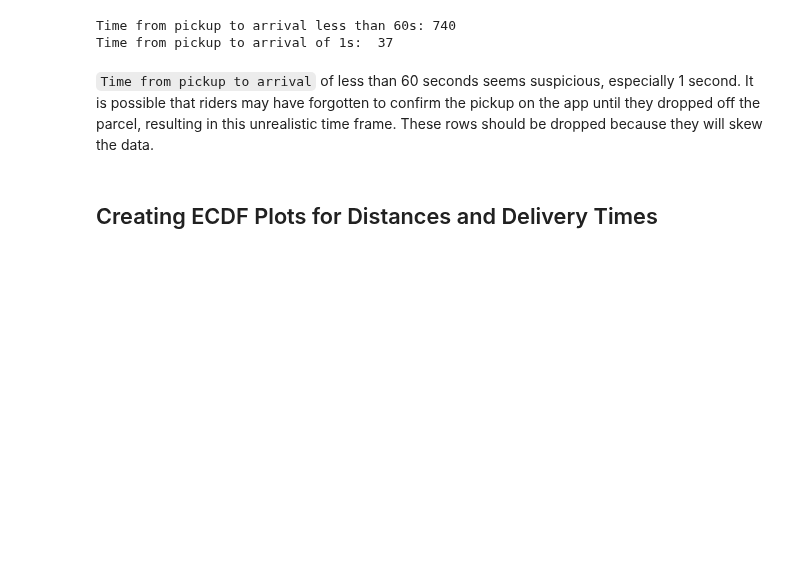
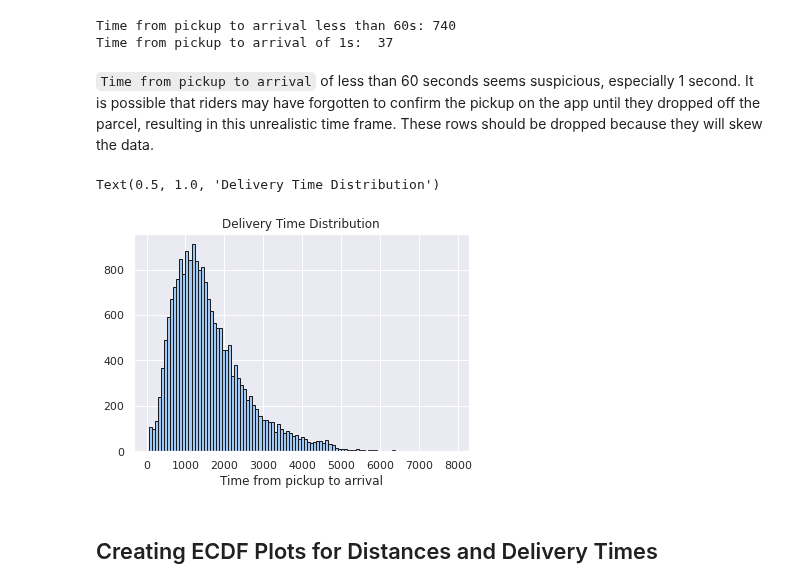
Before and after one commit to monicafar147/logistics-challenge, a Jupyter notebook: Wright.ipynb, the cells around one changed output. Drawn from its saved outputs; the diff is of its cells as text; code cells hidden in the pictures; blank space fills up the shorter version.

Commit message:
added histogram of distribution without the outliers

```diff
--- a/Wright.ipynb
+++ b/Wright.ipynb
@@ -153,6 +153,17 @@ Time from pickup to arrival less than 60s: 740
 Time from pickup to arrival of 1s:  37
 # %% [markdown]
 `Time from pickup to arrival` of less than 60 seconds seems suspicious, especially 1 second. It is possible that riders may have forgotten to confirm the pickup on the app until they dropped off the parcel, resulting in this unrealistic time frame. These rows should be dropped because they will skew the data.
+# %%
+orders1 = orders.copy()
+# %%
+orders1 = orders1[orders1['Time from Pickup to Arrival'] > 60]
+# %%
+plt.hist(orders1['Time from Pickup to Arrival'], bins = 100, edgecolor = 'k')
+plt.xlabel('Time from pickup to arrival')
+plt.title('Delivery Time Distribution')
+# %% [output]
+Text(0.5, 1.0, 'Delivery Time Distribution')
+[figure, added]
 # %% [markdown]
 ## Creating ECDF Plots for Distances and Delivery Times
 # %%
```
